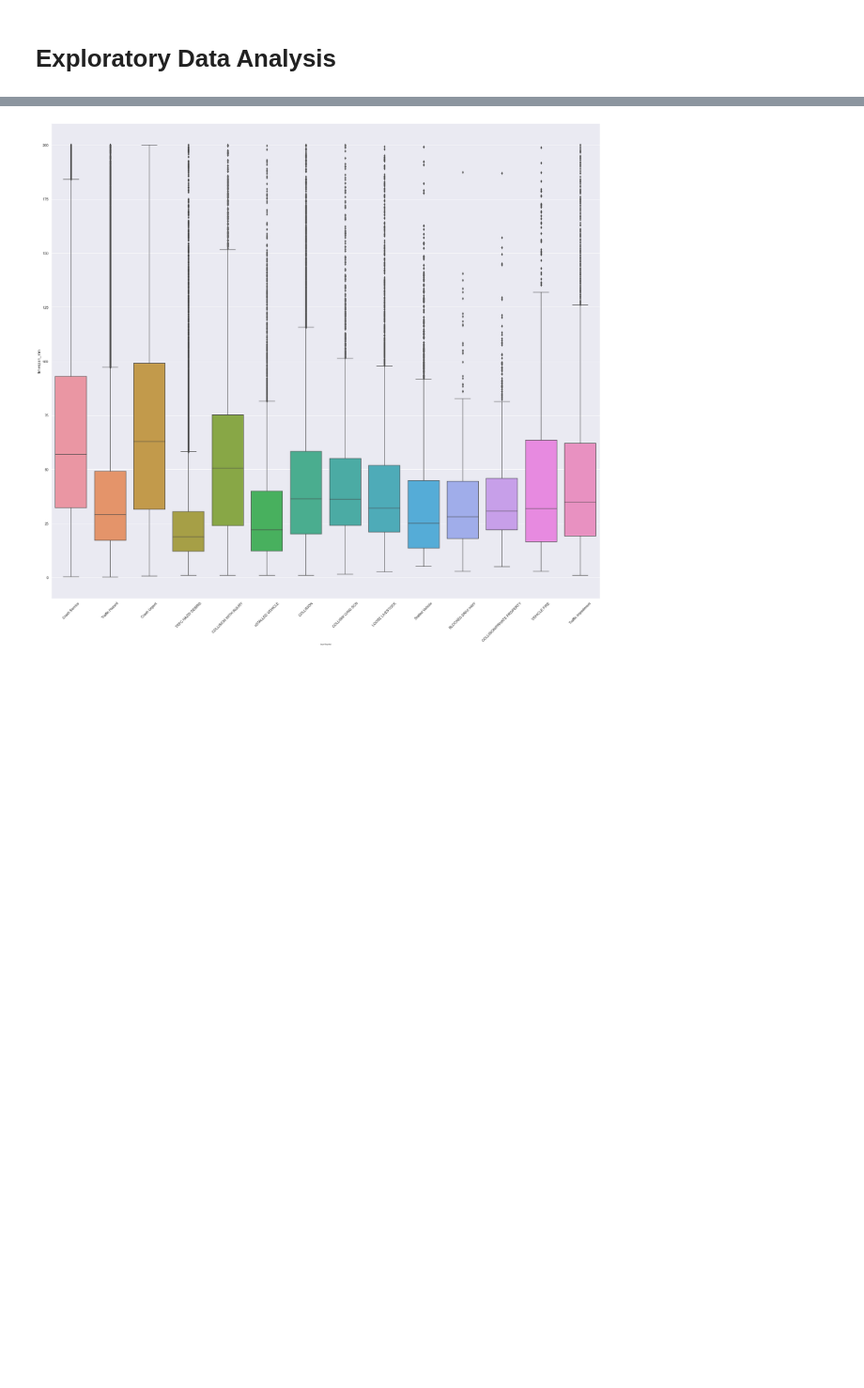
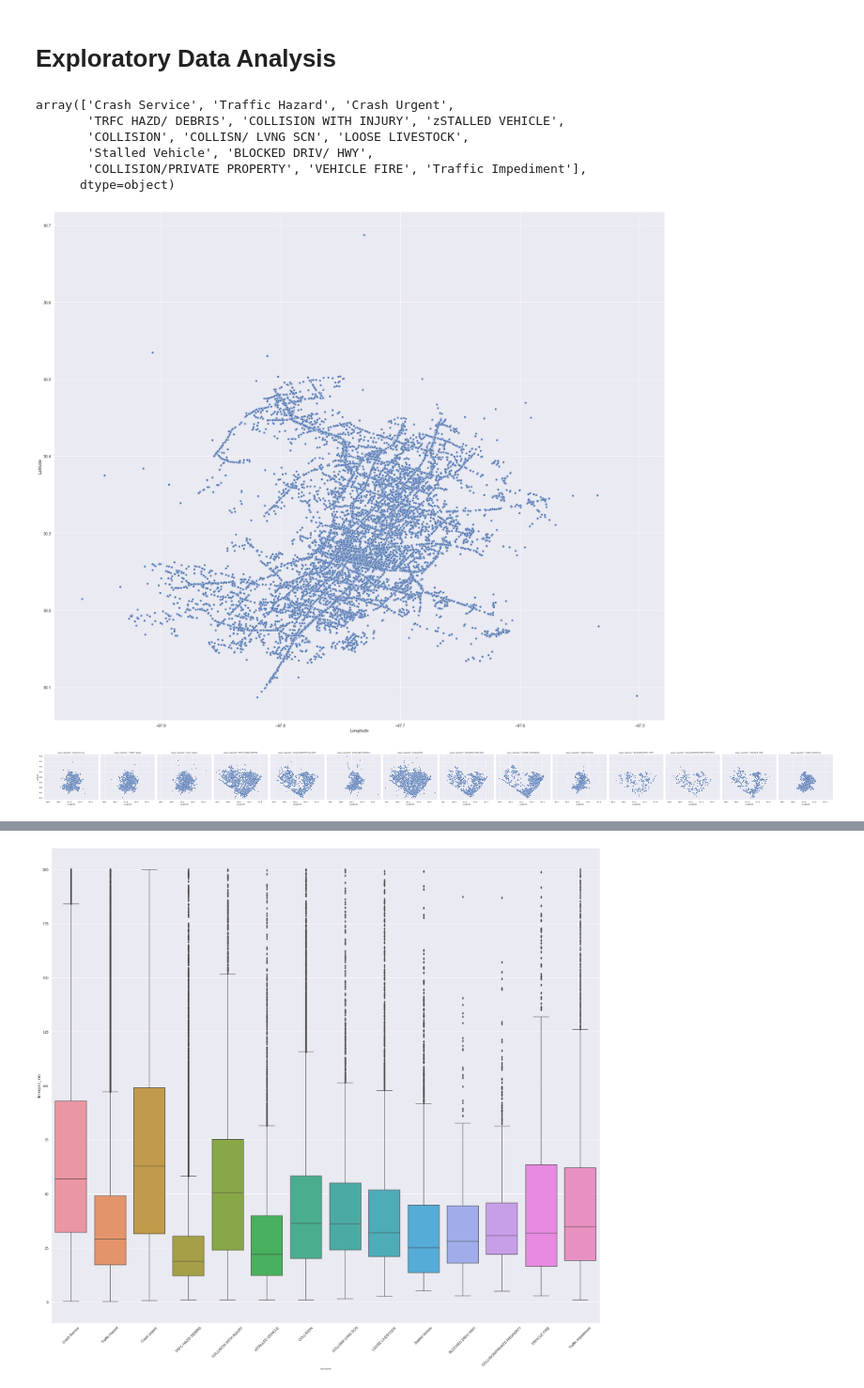
Before and after one commit to tomshields71/Real-Time_Traffic_Incident_Reports, a Jupyter notebook: Real-Time_Traffic_Incident_Reports.ipynb, the cells around one changed output, grey strips where cells are left out. Shown at 94% size. Saved outputs shown, nothing was run; the diff lists cells and outputs as text; code cells hidden in the pictures; blank space fills up the shorter version.

```diff
--- a/Real-Time_Traffic_Incident_Reports.ipynb
+++ b/Real-Time_Traffic_Incident_Reports.ipynb
@@ -83,2 +115,20 @@ df.describe()
 # %% [markdown]
 # Exploratory Data Analysis
+# %%
+df.issue_reported.unique()
+# %% [output]
+array(['Crash Service', 'Traffic Hazard', 'Crash Urgent',
+       'TRFC HAZD/ DEBRIS', 'COLLISION WITH INJURY', 'zSTALLED VEHICLE',
+       'COLLISION', 'COLLISN/ LVNG SCN', 'LOOSE LIVESTOCK',
+       'Stalled Vehicle', 'BLOCKED DRIV/ HWY',
+       'COLLISION/PRIVATE PROPERTY', 'VEHICLE FIRE', 'Traffic Impediment'],
+      dtype=object)
+# %%
+sns.scatterplot(x='Longitude',y='Latitude', data= df[df.issue_reported == 'Crash Service'])
+sns.set(rc={'figure.figsize':(30.7,26.27)})
+# %% [output]
+[figure, added]
+# %%
+ax = sns.relplot(x='Longitude',y='Latitude', data=df, kind='scatter', col='issue_reported')
+# %% [output]
+[figure, added]
```
Also changed, not shown: parts of 15 cells of this notebook, 2 other files.
